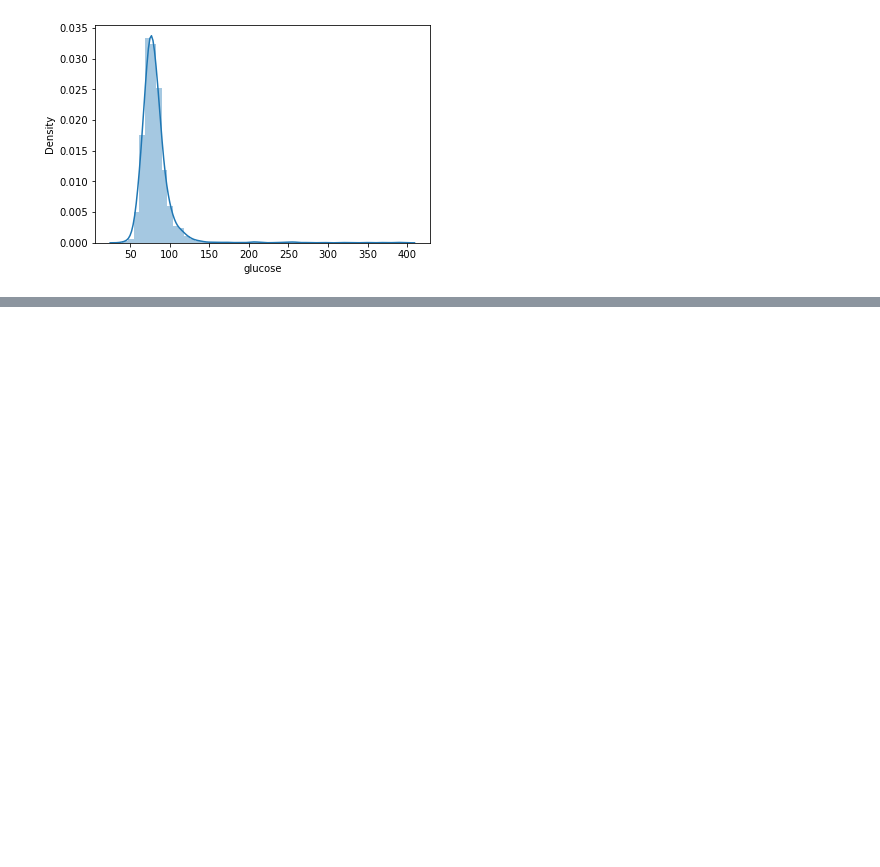
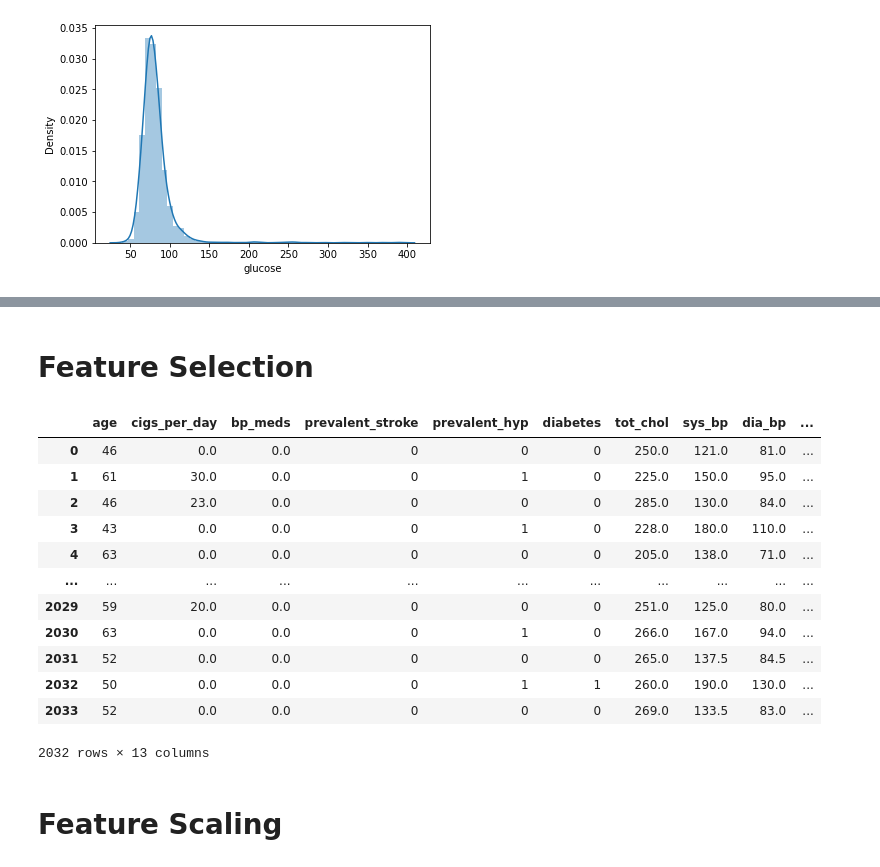
Before and after one commit to RN2D-Project/BootCamp_Project, a Jupyter notebook: HeartDiseasePredictor_MLM.ipynb, the cells around one changed output, grey strips where cells are left out. Drawn from its saved outputs; the diff is of its cells as text; code cells hidden in the pictures; blank space fills up the shorter version.

```diff
--- a/HeartDiseasePredictor_MLM.ipynb
+++ b/HeartDiseasePredictor_MLM.ipynb
@@ -326,0 +337,21 @@ sns.distplot(newchd_df['glucose'])
+# %% [markdown]
+# Feature Selection
+# %%
+chd_mlm_df = newchd_df.drop(columns = ["education","current_smoker"])
+chd_mlm_df
+# %% [output]
+|  | age | cigs_per_day | bp_meds | prevalent_stroke | prevalent_hyp | diabetes | tot_chol | sys_bp | dia_bp | ... |
+| 0 | 46 | 0.0 | 0.0 | 0 | 0 | 0 | 250.0 | 121.0 | 81.0 | ... |
+| 1 | 61 | 30.0 | 0.0 | 0 | 1 | 0 | 225.0 | 150.0 | 95.0 | ... |
+| 2 | 46 | 23.0 | 0.0 | 0 | 0 | 0 | 285.0 | 130.0 | 84.0 | ... |
+| 3 | 43 | 0.0 | 0.0 | 0 | 1 | 0 | 228.0 | 180.0 | 110.0 | ... |
+| 4 | 63 | 0.0 | 0.0 | 0 | 0 | 0 | 205.0 | 138.0 | 71.0 | ... |
+| ... | ... | ... | ... | ... | ... | ... | ... | ... | ... | ... |
+| 2029 | 59 | 20.0 | 0.0 | 0 | 0 | 0 | 251.0 | 125.0 | 80.0 | ... |
+| 2030 | 63 | 0.0 | 0.0 | 0 | 1 | 0 | 266.0 | 167.0 | 94.0 | ... |
+| 2031 | 52 | 0.0 | 0.0 | 0 | 0 | 0 | 265.0 | 137.5 | 84.5 | ... |
+| 2032 | 50 | 0.0 | 0.0 | 0 | 1 | 1 | 260.0 | 190.0 | 130.0 | ... |
+| 2033 | 52 | 0.0 | 0.0 | 0 | 0 | 0 | 269.0 | 133.5 | 83.0 | ... |
+2032 rows × 13 columns
+# %% [markdown]
+# Feature Scaling
```
Also changed, not shown: parts of 15 cells of this notebook.
